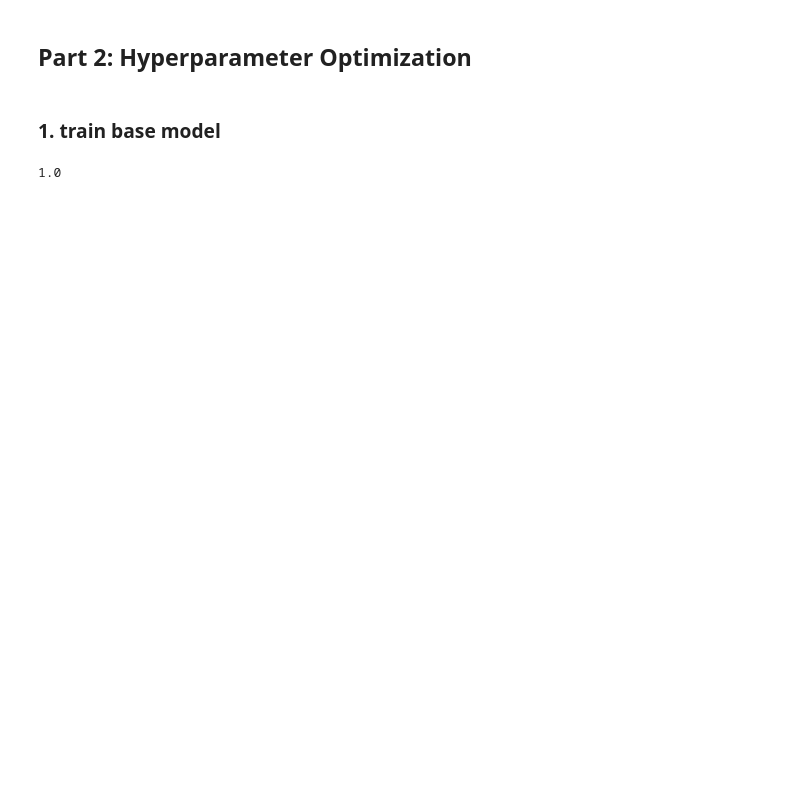
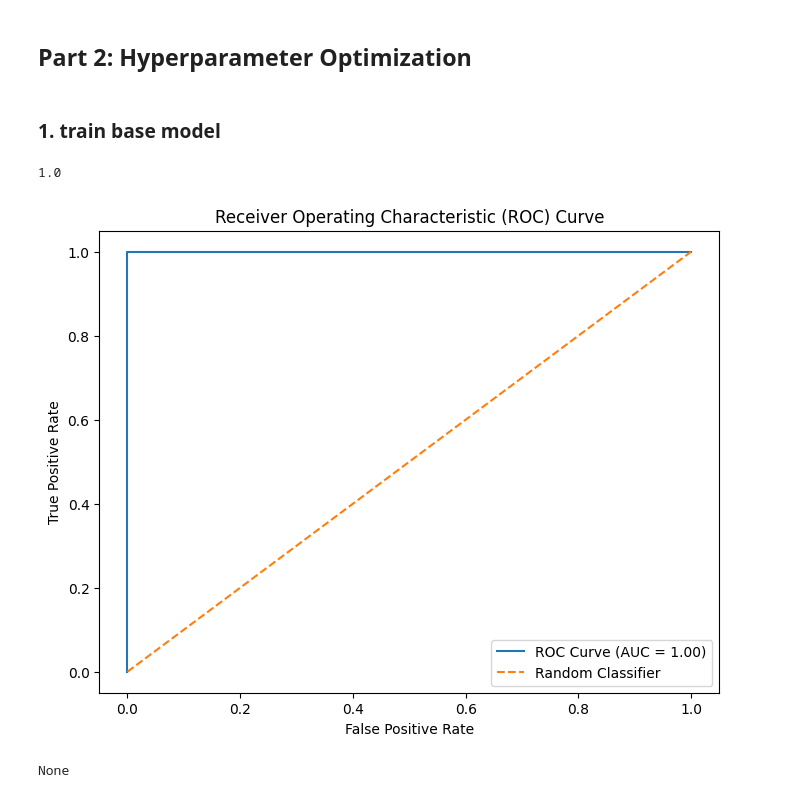
Before and after one commit to qtjefferies/logistic-regression-project-tutorial, a Jupyter notebook: regression.ipynb, the cells around one changed output. Saved outputs shown, nothing was run; the diff lists cells and outputs as text; code cells hidden in the pictures; blank space fills up the shorter version.

```diff
--- a/regression.ipynb
+++ b/regression.ipynb
@@ -277,3 +323,24 @@ base_accuracy = accuracy_score(y_test, y_pred)
 base_accuracy
 # %% [output]
 1.0
+# %%
+def plot_roc_curve(y_true, y_pred_proba):
+    fpr, tpr, _ = roc_curve(y_true, y_pred_proba)
+    auc = roc_auc_score(y_true, y_pred_proba)
+
+    plt.figure(figsize=(8, 6))
+    plt.plot(fpr, tpr, label=f'ROC Curve (AUC = {auc:.2f})')
+    plt.plot([0, 1], [0, 1], linestyle='--', label='Random Classifier')
+    plt.xlabel('False Positive Rate')
+    plt.ylabel('True Positive Rate')
+    plt.title('Receiver Operating Characteristic (ROC) Curve')
+    plt.legend()
+    plt.show()
+# %%
+from sklearn.metrics import roc_auc_score, roc_curve
+
+new = plot_roc_curve(y_test, y_pred)
+print(new)
+# %% [output]
+[figure, added]
+None
```
Also changed, not shown: parts of 14 cells of this notebook.
